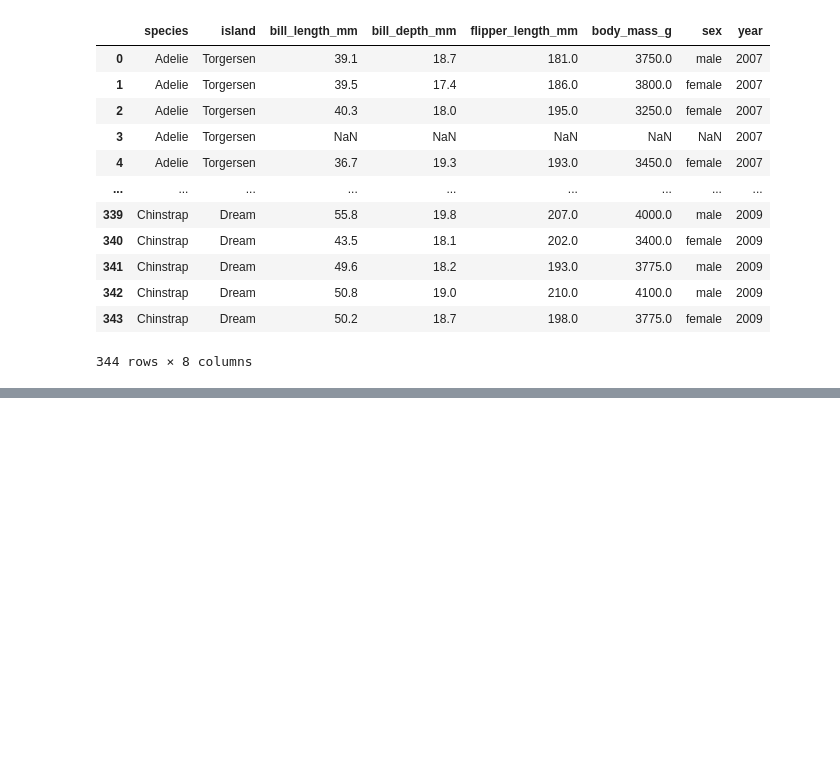
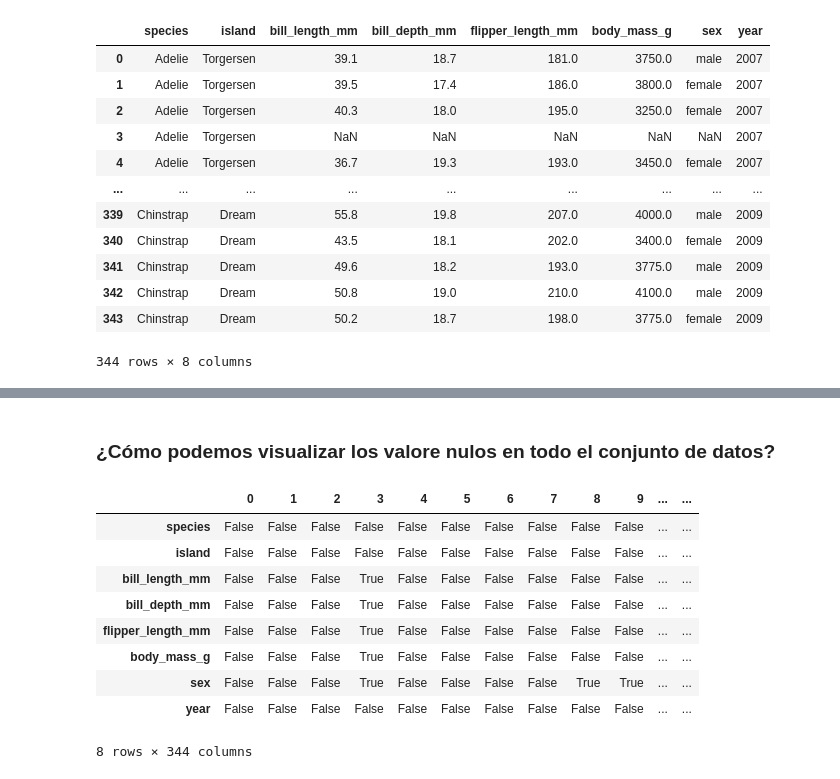
Before and after one commit to electrojam/Curso-de-Analisis-Exploratorio-de-Datos, a Jupyter notebook: 1-conociendo nuestros datos.ipynb, the cells around one changed output, grey strips where cells are left out. Cells and saved outputs as stored; diff of their text form; code cells hidden in the pictures; blank space fills up the shorter version.

Commit message:
Ejercicio de validación de datos

```diff
--- a/1-conociendo nuestros datos.ipynb
+++ b/1-conociendo nuestros datos.ipynb
@@ -134,0 +275,19 @@ pd.read_csv('penguins.csv')
+# %% [markdown]
+### ¿Cómo podemos visualizar los valore nulos en todo el conjunto de datos?
+# %%
+(
+    preprocess_penguins_df
+    .isnull()
+    .transpose()
+)
+# %% [output]
+|  | 0 | 1 | 2 | 3 | 4 | 5 | 6 | 7 | 8 | 9 | ... | ... |
+| species | False | False | False | False | False | False | False | False | False | False | ... | ... |
+| island | False | False | False | False | False | False | False | False | False | False | ... | ... |
+| bill_length_mm | False | False | False | True | False | False | False | False | False | False | ... | ... |
+| bill_depth_mm | False | False | False | True | False | False | False | False | False | False | ... | ... |
+| flipper_length_mm | False | False | False | True | False | False | False | False | False | False | ... | ... |
+| body_mass_g | False | False | False | True | False | False | False | False | False | False | ... | ... |
+| sex | False | False | False | True | False | False | False | False | True | True | ... | ... |
+| year | False | False | False | False | False | False | False | False | False | False | ... | ... |
+8 rows × 344 columns
```
Also changed, not shown: parts of 24 cells of this notebook.
